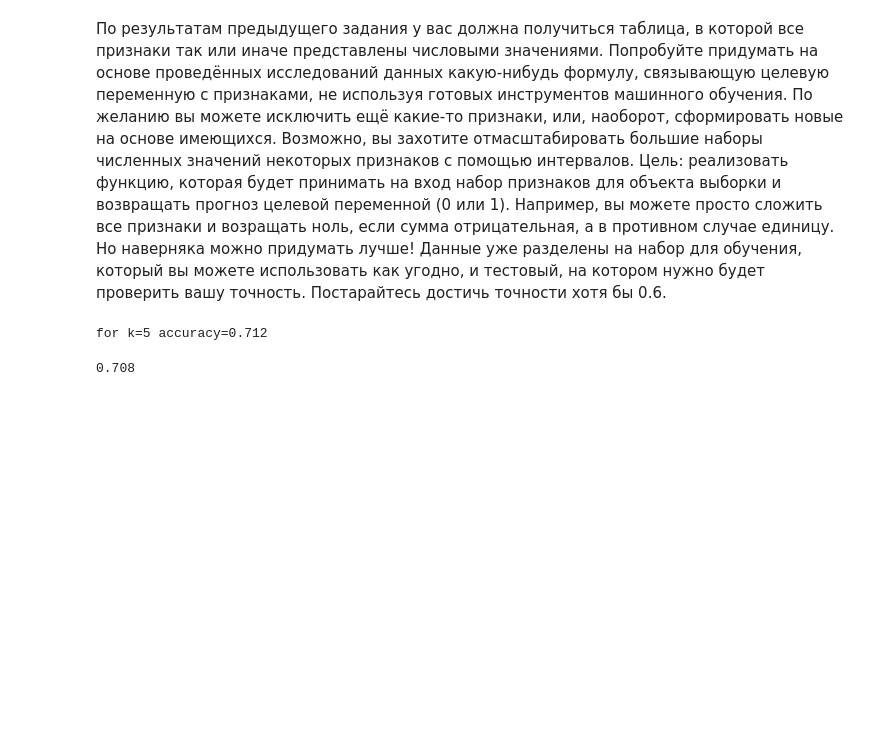
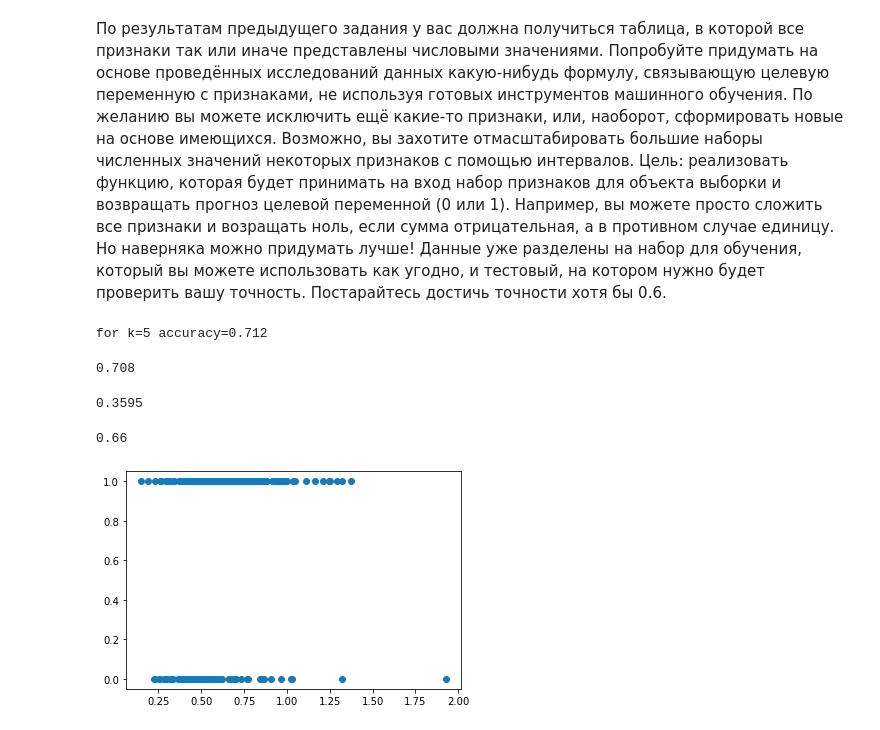
Before and after one commit to IgorLukhnev/hse_iad_data_analysis, a Jupyter notebook: hw3/hw03-EDA.ipynb, the cells around one changed output. Drawn from its saved outputs; the diff is of its cells as text; code cells hidden in the pictures; blank space fills up the shorter version.

Commit message:
Добавил еще обучение линейной регрессии (так себе обучается на основе функционала ошибки MSE), основной алгоритм остался прежним, только привел его к матричнымоперациям

```diff
--- a/hw3/hw03-EDA.ipynb
+++ b/hw3/hw03-EDA.ipynb
@@ -332,9 +332,9 @@ def prepare_data(X):
     per_month = X[:, 2] / X[:, 1]
     per_month = -(per_month - per_month.min())/per_month.std() - 1
     reliability = (1 + X[:, 6]) * (1 + X[:, 9]) * (1 + X[:, 10])
-    foreign_worker = -X[:, 11]
+    foreign_worker = X[:, 11]
     security = (1 + X[:, 0]) * (1 + X[:, 3]) * (1 + X[:, 4]) * (1 + X[:, 8])
-    installment_rate = -X[:, 5]
+    installment_rate = X[:, 5]
     return np.stack((age_correction, per_month, reliability, foreign_worker, security, installment_rate), axis=1)
 
 def predict1(Xtest: np.array) -> np.array:
@@ -352,6 +352,6 @@ def predict1(Xtest: np.array) -> np.array:
         classes.append(classifier(knn, k))
     return np.array(classes)
 
-def fit(X, y, k):
+def fit1(X, y, k):
     TrainObjects.setXy(prepare_data(X), y)
     TrainObjects.setk(k)
@@ -474,3 +517,13 @@ accuracy_score(y_test, predict(X_test))
 # %% [output]
 for k=5 accuracy=0.712
 0.708
+# %%
+# Просто проверка алгоритма линейной регрессии
+y_pred = np.dot(Weights.prepare_data1(X_test), Weights.w.T)
+plt.scatter(y_pred, y_test)
+print(Weights.i)
+accuracy_score(y_test, (y_pred > Weights.i).astype(int))
+# %% [output]
+0.3595
+0.66
+[figure, added]
```
Also changed, not shown: parts of 2 cells of this notebook.
